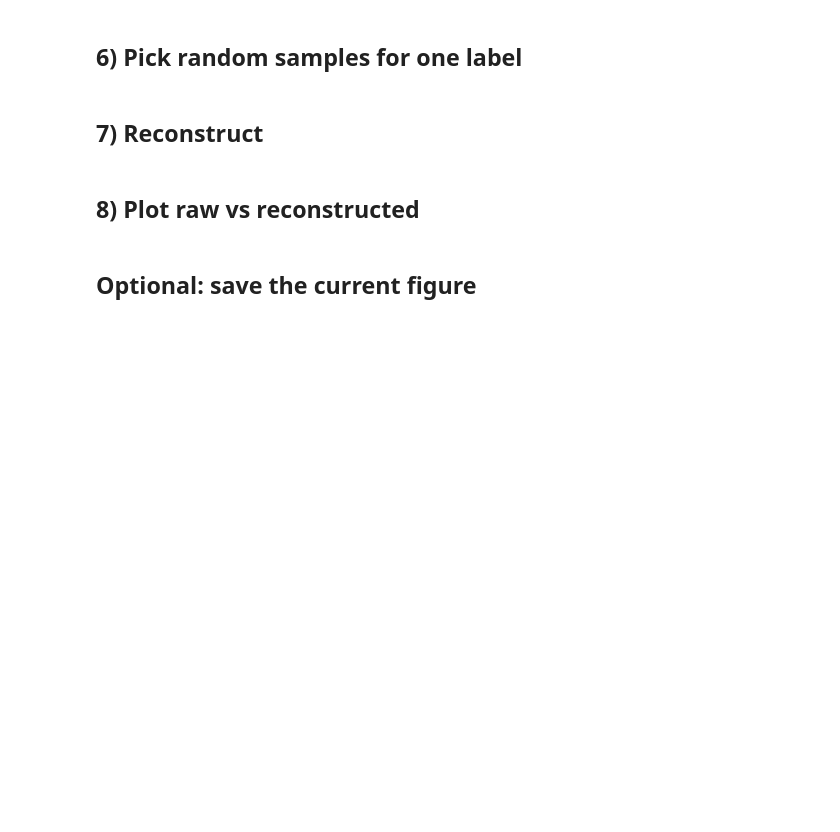
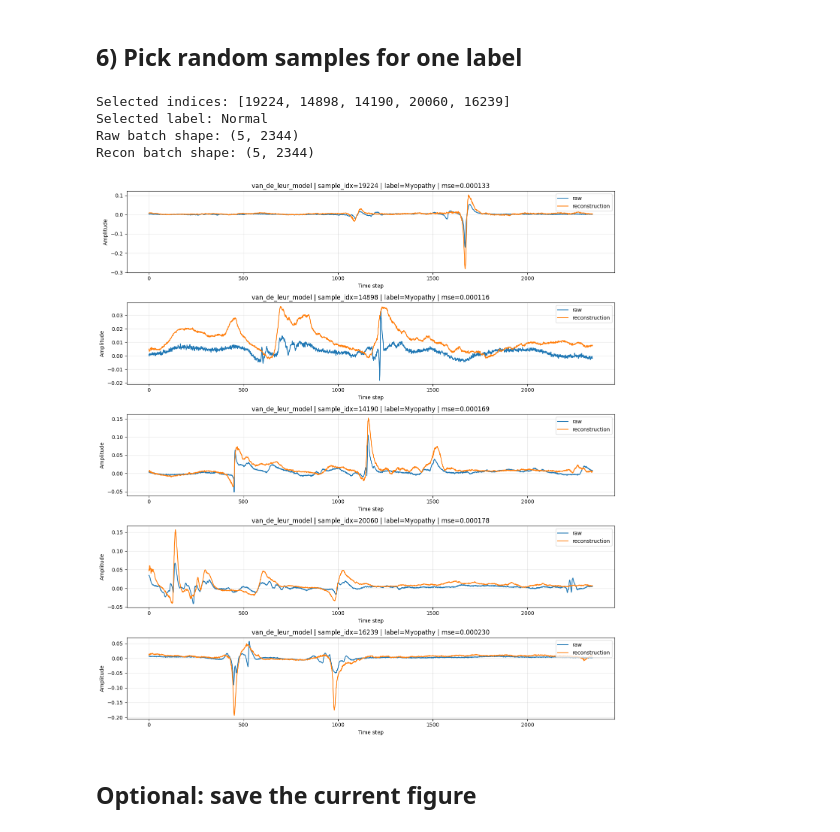
Before and after one commit to anantawibisono/ecgxai-nEMG_thesis, a Jupyter notebook: nemg/notebooks/reconstruct_by_label_nemg_v2.ipynb, the cells around one changed output. Drawn from its saved outputs; the diff is of its cells as text; code cells hidden in the pictures; blank space fills up the shorter version.

```diff
--- a/nemg/notebooks/reconstruct_by_label_nemg_v2.ipynb
+++ b/nemg/notebooks/reconstruct_by_label_nemg_v2.ipynb
@@ -40,7 +40,7 @@ WINDOWS_DIR = Path("data/emglab/windows_w100_h100")
 
 USE_DOWNSAMPLED = False
 MODEL_KIND = "auto"   # "auto", "simple_vae", "conv1d_beta_vae", or "van_de_leur_model"
-TARGET_LABEL = "ALS"  # "ALS", "Normal", "Myopathy", or 0/1/2
+TARGET_LABEL = "Normal"  # "ALS", "Normal", "Myopathy", or 0/1/2
 NUM_RANDOM_SAMPLES = 5
 RANDOM_SEED = 42
 
@@ -322,15 +328,36 @@ FileNotFoundError: CSV not found: /gpfs/home4/awibisono1/FactorEMG/data/emglab/s
 # %%
 selected_indices = sample_indices_for_label(
     dataset=dataset,
-    target_label=TARGET_LABEL,
+    target_label="Myopathy",  # "ALS", "Normal", "Myopathy"
     n_samples=NUM_RANDOM_SAMPLES,
     seed=RANDOM_SEED,
 )
 
 raw_batch, labels = fetch_samples(dataset, selected_indices)
 
 print("Selected indices:", selected_indices)
 print("Selected label:", TARGET_LABEL)
 print("Raw batch shape:", tuple(raw_batch.shape))
+
+recon_batch = reconstruct_batch(
+    model=model,
+    batch_x=raw_batch,
+    device=DEVICE,
+    deterministic=DETERMINISTIC_RECON,
+)
+
+print("Recon batch shape:", tuple(recon_batch.shape))
+
+plot_reconstructions(
+    raw_batch=raw_batch,
+    recon_batch=recon_batch,
+    indices=selected_indices,
+    labels=labels,
+    title_prefix=f"{inferred_model_kind} | ",
+)
+# %% [output]
+Selected indices: [19224, 14898, 14190, 20060, 16239]
+Selected label: Normal
+Raw batch shape: (5, 2344)
+Recon batch shape: (5, 2344)
+[figure, added]
-# %% [markdown]
-## 7) Reconstruct
@@ -346,2 +363,0 @@ print("Recon batch shape:", tuple(recon_batch.shape))
-# %% [markdown]
-## 8) Plot raw vs reconstructed
```
Also changed, not shown: parts of 4 cells of this notebook, 6 other files.
